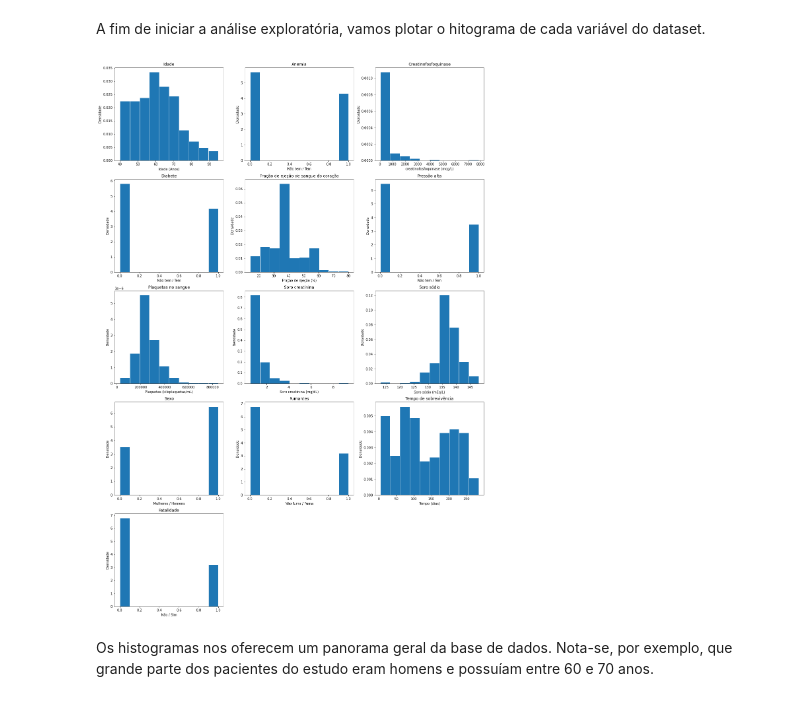
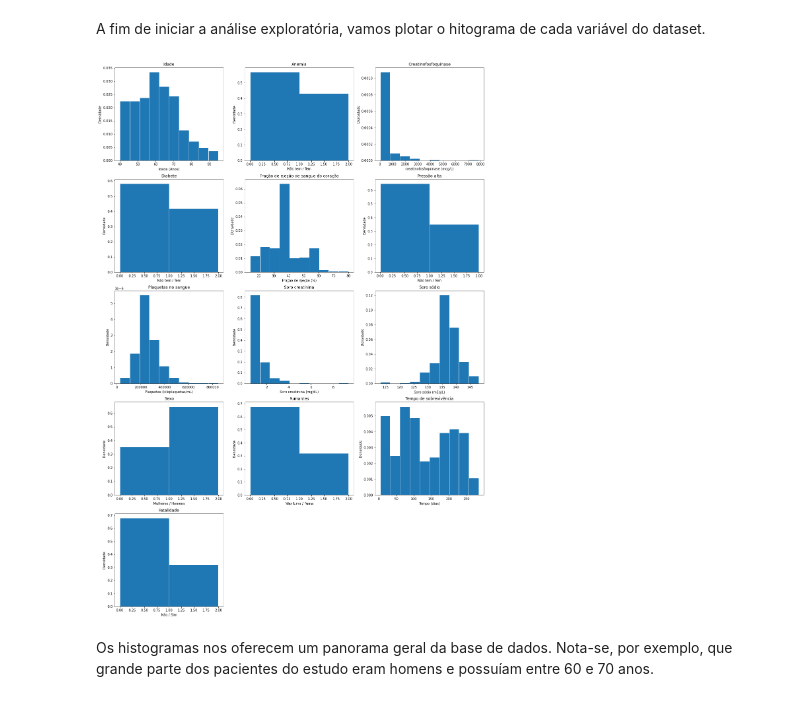
Before and after one commit to carolina-hirschheimer/Propensao-a-falhas-cardiacas, a Jupyter notebook: Projeto 2 - Ciência dos Dados.ipynb, the cells around one changed output. Cells and saved outputs as stored; diff of their text form; code cells hidden in the pictures.

Commit message:
Arrumando alguns histogramas

```diff
--- a/Projeto 2 - Ciência dos Dados.ipynb
+++ b/Projeto 2 - Ciência dos Dados.ipynb
@@ -66,6 +66,8 @@ dados
 A fim de iniciar a análise exploratória, vamos plotar o hitograma de cada variável do dataset.
 # %%
 # FREQUÊNCIA DAS VARIÁVEIS QUANTITATIVAS
+
+bins = np.arange(0, 3)
 
 plt.figure(figsize=(20, 30))
 
@@ -76,7 +78,7 @@ plt.xlabel('Idade (Anos)')
 plt.ylabel('Densidade')
 
 plt.subplot(532)
-plt.hist(dados.anaemia, edgecolor='white', density=True)
+plt.hist(dados.anaemia, edgecolor='white', bins=bins, density=True)
 plt.title('Anemia')
 plt.xlabel('Não tem / Tem')
 plt.ylabel('Densidade')
@@ -88,7 +90,7 @@ plt.xlabel('creatinofosfoquinase (mcg/L)')
 plt.ylabel('Densidade')
 
 plt.subplot(534)
-plt.hist(dados.diabetes, edgecolor='white', density=True)
+plt.hist(dados.diabetes, edgecolor='white', bins=bins, density=True)
 plt.title('Diabete')
 plt.xlabel('Não tem / Tem')
 plt.ylabel('Densidade')
@@ -100,7 +102,7 @@ plt.xlabel('Fração de ejeção (%)')
 plt.ylabel('Densidade')
 
 plt.subplot(536)
-plt.hist(dados.high_blood_pressure, edgecolor='white', density=True)
+plt.hist(dados.high_blood_pressure, edgecolor='white', bins=bins, density=True)
 plt.title('Pressão alta')
 plt.xlabel('Não tem / Tem')
 plt.ylabel('Densidade')
@@ -119,37 +121,37 @@ plt.ylabel('Densidade')
 
 plt.subplot(539)
 plt.hist(dados.serum_sodium, edgecolor='white', density=True)
 plt.title('Soro sódio')
 plt.xlabel('Soro sódio (mEq/L)')
 plt.ylabel('Densidade')
 
 plt.subplot(5,3,10)
-plt.hist(dados.sex, edgecolor='white', density=True)
+plt.hist(dados.sex, edgecolor='white', bins=bins, density=True)
 plt.title('Sexo')
 plt.xlabel('Mulheres / Homens')
 plt.ylabel('Densidade')
 
 plt.subplot(5,3,11)
-plt.hist(dados.smoking, edgecolor='white', density=True)
+plt.hist(dados.smoking, edgecolor='white', bins=bins, density=True)
 plt.title('Fumantes')
 plt.xlabel('Não fuma / Fuma')
 plt.ylabel('Densidade')
 
 plt.subplot(5,3,12)
 plt.hist(dados.time, edgecolor='white', density=True)
 plt.title('Tempo de sobrevivência')
 plt.xlabel('Tempo (dias)')
 plt.ylabel('Densidade')
 
 plt.subplot(5,3,13)
-plt.hist(dados.DEATH_EVENT, edgecolor='white', density=True)
+plt.hist(dados.DEATH_EVENT, edgecolor='white', bins=bins, density=True)
 plt.title('Fatalidade')
 plt.xlabel('Não / Sim')
 plt.ylabel('Densidade')
 
 plt.show()
 # %% [output]
-[figure, old version]
+[figure, new version]
 # %% [markdown]
 Os histogramas nos oferecem um panorama geral da base de dados. Nota-se, por exemplo, que grande parte dos pacientes do estudo eram homens e possuíam entre 60 e 70 anos.
 # %% [markdown]
```
Also changed, not shown: parts of 5 cells of this notebook.
